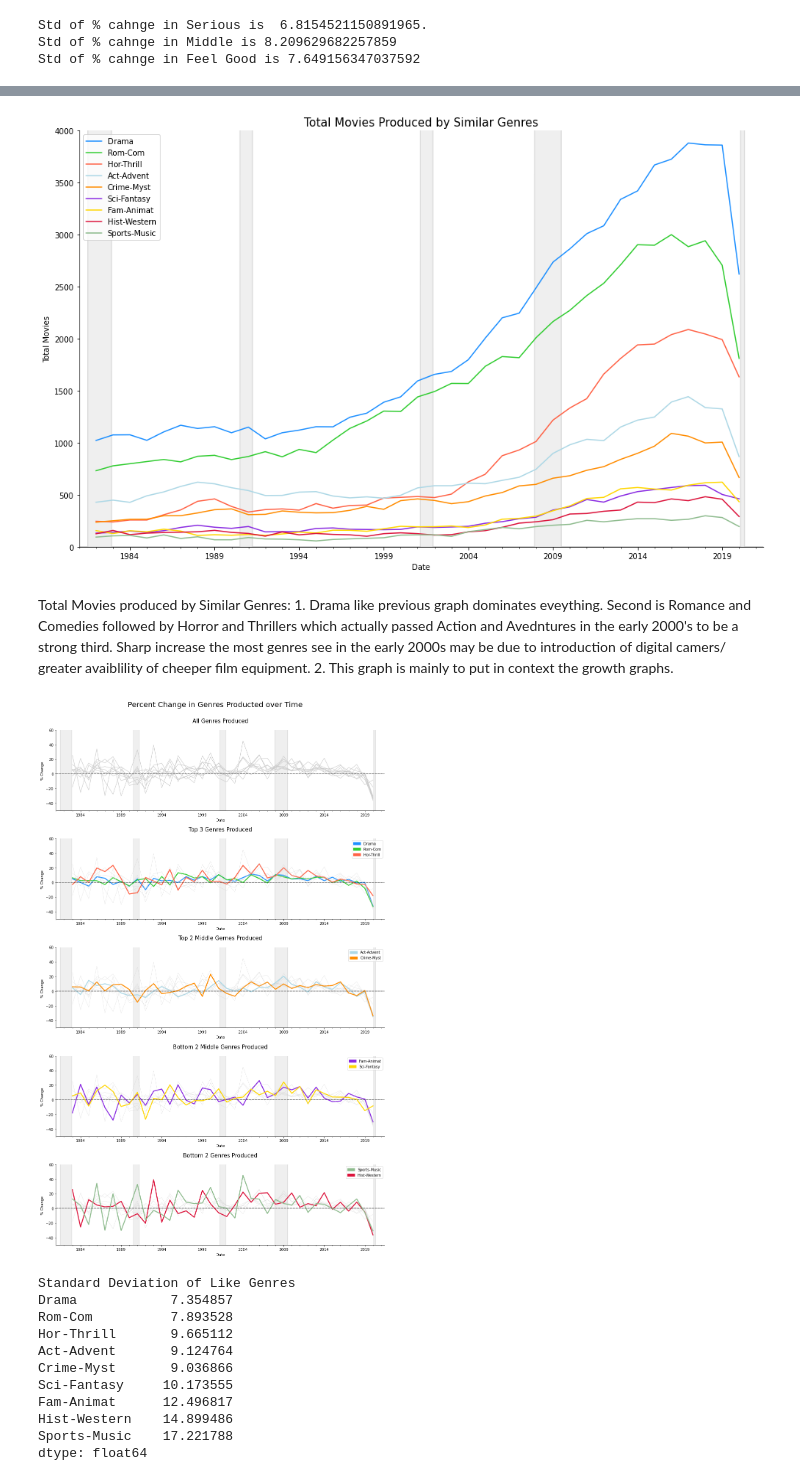
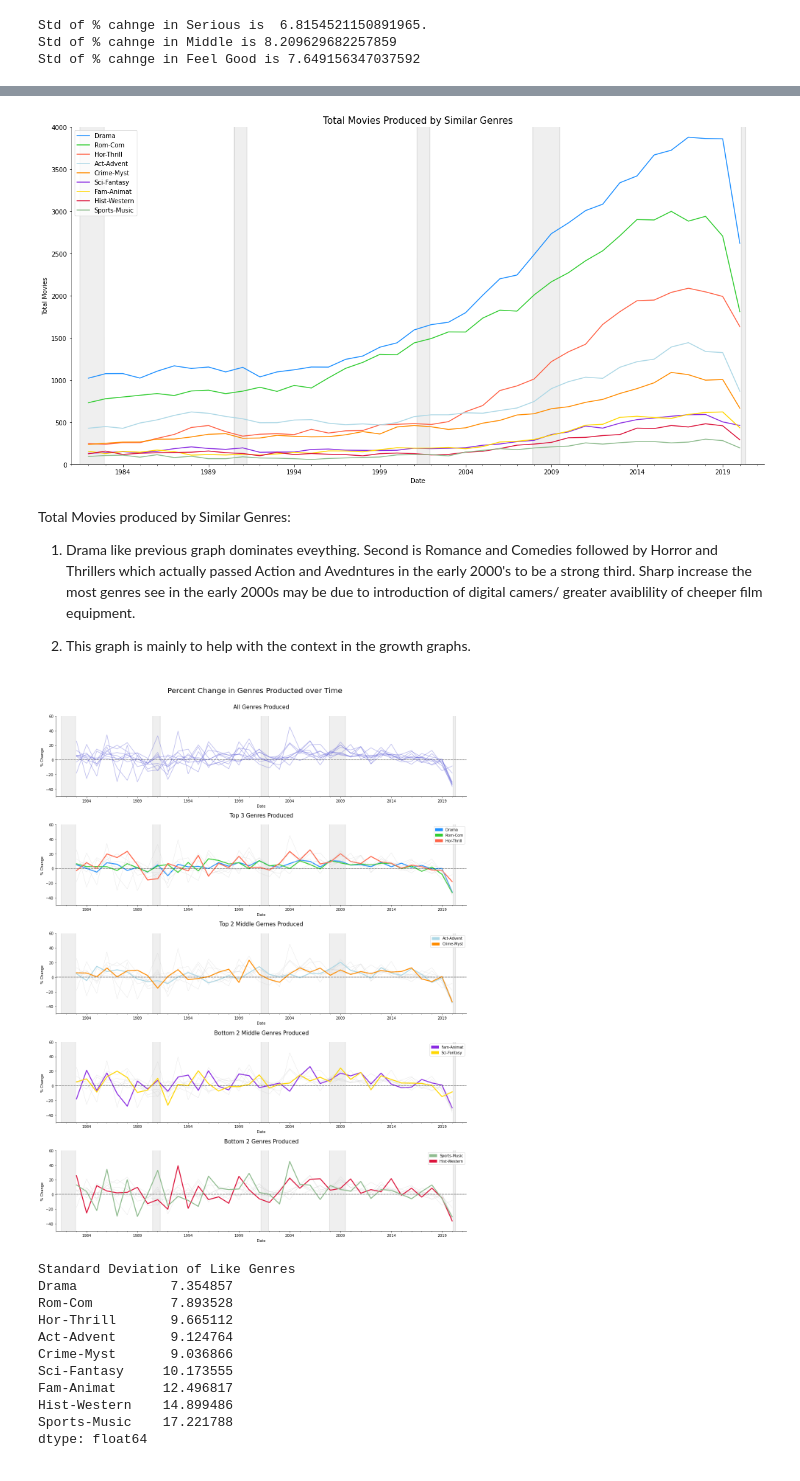
Before and after one commit to FabrizioCabreraC/Hollywood-as-recession-proof, a Jupyter notebook: Hollywood_Project.ipynb, the cells around one changed output, grey strips where cells are left out. Drawn from its saved outputs; the diff is of its cells as text; code cells hidden in the pictures.

```diff
--- a/Hollywood_Project.ipynb
+++ b/Hollywood_Project.ipynb
@@ -824,7 +868,7 @@ axs[1].spines["top"].set_visible(False)
 ### Genres
 # %%
 # Genres graphed by percent change
-fig, ax = plt.subplots(figsize = (16,10))
+fig, ax = plt.subplots(figsize = (20,10))
 
 us_rec_scale["USREC"].plot.area(ax=ax, alpha=0.12, color="gray", label=str())
 us_rec_scale["negative"].plot.area(ax=ax, alpha=0.12, color="gray", label=str())
@@ -851,7 +895,7 @@ Observations from Total Super-Catagories:
     6. Main take away is the serious movies heavily dominate when it comes to movies being produced with certain genres.
 # %%
 # Genres graphed by percent change
-fig, axi = plt.subplots(4,1, figsize = (16,24))
+fig, axi = plt.subplots(4,1, figsize = (20,24))
 
 us_rec_scale["USREC"].plot.area(ax=axi[0], alpha=0.12, color="gray", label=str())
 us_rec_scale["negative"].plot.area(ax=axi[0], alpha=0.12, color="gray", label=str())
@@ -883,8 +927,8 @@ axi[3].set_ylim(-10, 20)
 
 
 axi[0].set_title("Full Time Period", fontsize=15, pad=20)
-axi[1].set_title("1990-1991 Recession", fontsize=15, pad=20)
-axi[2].set_title(".Com Bubble and 9/11", fontsize=15, pad=20)
+axi[1].set_title("The Gulf War Recession", fontsize=15, pad=20)
+axi[2].set_title("The 9/11 Recession", fontsize=15, pad=20)
 axi[3].set_title("The Great Recession", fontsize=15, pad=20)
 
 fig.suptitle(
@@ -935,7 +978,7 @@ The Great Recession:
 As a whole its diffult to every recession leads to increase in one genre ove the other.
 # %%
 # Genres graphed by percent change
-fig, ax = plt.subplots(figsize = (16,10))
+fig, ax = plt.subplots(figsize = (20,10))
 
 us_rec_scale["USREC"].plot.area(ax=ax, alpha=0.12, color="gray", label=str())
 us_rec_scale["negative"].plot.area(ax=ax, alpha=0.12, color="gray", label=str())
@@ -951,11 +994,12 @@ for i in range(0,4):
     ax.spines["right"].set_visible(False)
     ax.spines["top"].set_visible(False)
 # %% [output]
-[figure, old version]
+[figure, new version]
 # %% [markdown]
 Total Movies produced by Similar Genres:
-    1. Drama like previous graph dominates eveything. Second is Romance and Comedies followed by Horror and Thrillers which actually passed Action and Avedntures in the early 2000's to be a strong third. Sharp increase the most genres see in the early 2000s may be due to introduction of digital camers/ greater avaiblility of cheeper film equipment.
-    2. This graph is mainly to put in context the growth graphs.
+1. Drama like previous graph dominates eveything. Second is Romance and Comedies followed by Horror and Thrillers which actually passed Action and Avedntures in the early 2000's to be a strong third. Sharp increase the most genres see in the early 2000s may be due to introduction of digital camers/ greater avaiblility of cheeper film equipment.
+
+2. This graph is mainly to help with the context in the growth graphs.
 # %%
 import matplotlib.patches as mpatches
 
@@ -979,14 +1023,14 @@ patch_Cri = mpatches.Patch(color= "darkorange", label = "Crime-Myst")
 patch_Fam = mpatches.Patch(color= "blueviolet", label = "Fam-Animat")
 patch_Sci = mpatches.Patch(color= "gold", label = "Sci-Fantasy")
 # %%
-fig, ax = plt.subplots(5,1, figsize = (16,24))
+fig, ax = plt.subplots(5,1, figsize = (20,24))
 
 us_rec_scale["USREC"].plot.area(ax=ax[0], alpha=0.12, color="gray", label=str())
 us_rec_scale["negative"].plot.area(ax=ax[0], alpha=0.12, color="gray", label=str())
-genres_share_pct[top3_cats].plot(ax=ax[0], color=[(0.8, 0.8, 0.8)], lw=1.2)
-genres_share_pct[smid2_cats].plot(ax=ax[0], color=[(0.8, 0.8, 0.8)], lw=1.2, label=str())
-genres_share_pct[bot3_cats].plot(ax=ax[0], color=[(0.8, 0.8, 0.8)], lw=1.2, label=str())
-genres_share_pct[mid2_cats].plot(ax=ax[0], color=[(0.8, 0.8, 0.8)], lw=1.2, label=str())
+genres_share_pct[top3_cats].plot(ax=ax[0], color=(0.4, 0.4, 0.85), alpha=.45, lw=1.5)
+genres_share_pct[smid2_cats].plot(ax=ax[0], color=(0.4, 0.4, 0.85), alpha=.45, lw=1.5, label=str())
+genres_share_pct[bot3_cats].plot(ax=ax[0], color=(0.4, 0.4, 0.85), alpha=.45, lw=1.5, label=str())
+genres_share_pct[mid2_cats].plot(ax=ax[0], color=(0.4, 0.4, 0.85), alpha=.45, lw=1.5, label=str())
 ax[0].get_legend().remove()
 ax[0].set_xlim("1981-01-01", "2021-06-01")
 ax[0].set_ylim(-50, 60)
@@ -1022,35 +1066,35 @@ ax[3].set_xlim("1981-01-01", "2021-06-01")
 ax[3].set_ylim(-50, 60)
 
 
 us_rec_scale["USREC"].plot.area(ax=ax[4], alpha=0.12, color="gray", label=str())
 us_rec_scale["negative"].plot.area(ax=ax[4], alpha=0.12, color="gray", label=str())
 genres_share_pct[top3_cats].plot(ax=ax[4], color=[(0.8, 0.8, 0.8)], lw=0.4, label=str())
 genres_share_pct[mid2_cats].plot(ax=ax[4], color=[(0.8, 0.8, 0.8)], lw=0.4, label=str())
 genres_share_pct[smid2_cats].plot(ax=ax[4], color=[(0.8, 0.8, 0.8)], lw=0.4, label='_Hidden label')
 genres_share_pct[bot3_cats].plot(ax=ax[4], color = bot3_cats_c, linewidth=2.5)
 ax[4].legend(handles = [patch_his, patch_sport])
 ax[4].set_xlim("1981-01-01", "2021-06-01")
 ax[4].set_ylim(-50, 60)
 
 ax[0].set_title("All Genres Produced", fontsize=15, pad=20)
 ax[1].set_title("Top 3 Genres Produced", fontsize=15, pad=20)
 ax[2].set_title("Top 2 Middle Gernes Produced", fontsize=15, pad=20)
 ax[3].set_title("Bottom 2 Middle Genres Produced", fontsize=15, pad=20)
 ax[4].set_title("Bottom 2 Genres Produced", fontsize=15, pad=20)
 
 
 fig.suptitle(
     "Percent Change in Genres Producted over Time",
     fontsize = 20)
 plt.subplots_adjust(left=None, bottom=None, right=None, top=.935, wspace=None, hspace=.35)
 
 for i in range(0,5):
-    ax[i].axhline(0, color="k", alpha=0.5, linestyle="--")
+    ax[i].axhline(0, color="k", alpha=0.4, linestyle="--")
     ax[i].set_ylabel("% Change ")
     ax[i].spines["right"].set_visible(False)
     ax[i].spines["top"].set_visible(False)
 # %% [output]
-[figure, old version]
+[figure, new version]
 # %%
 geof = np.std(genres_pct[comb_cats])
 print(f"Standard Deviation of Like Genres")
```
Also changed, not shown: parts of 12 cells of this notebook.
